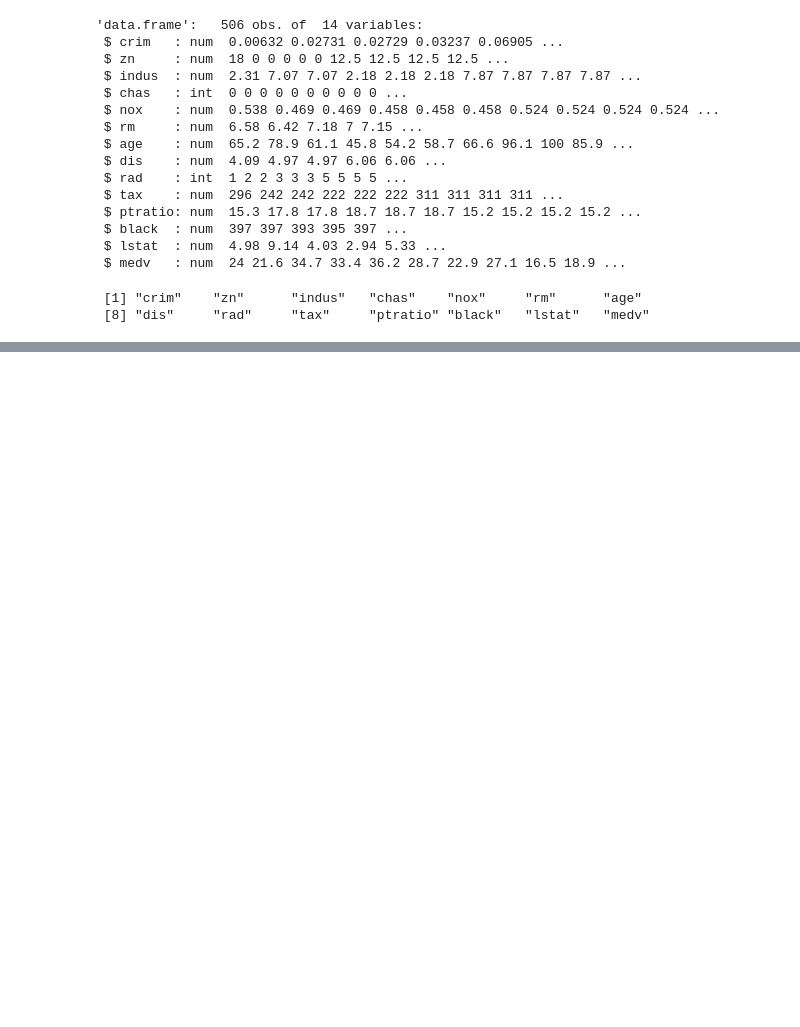
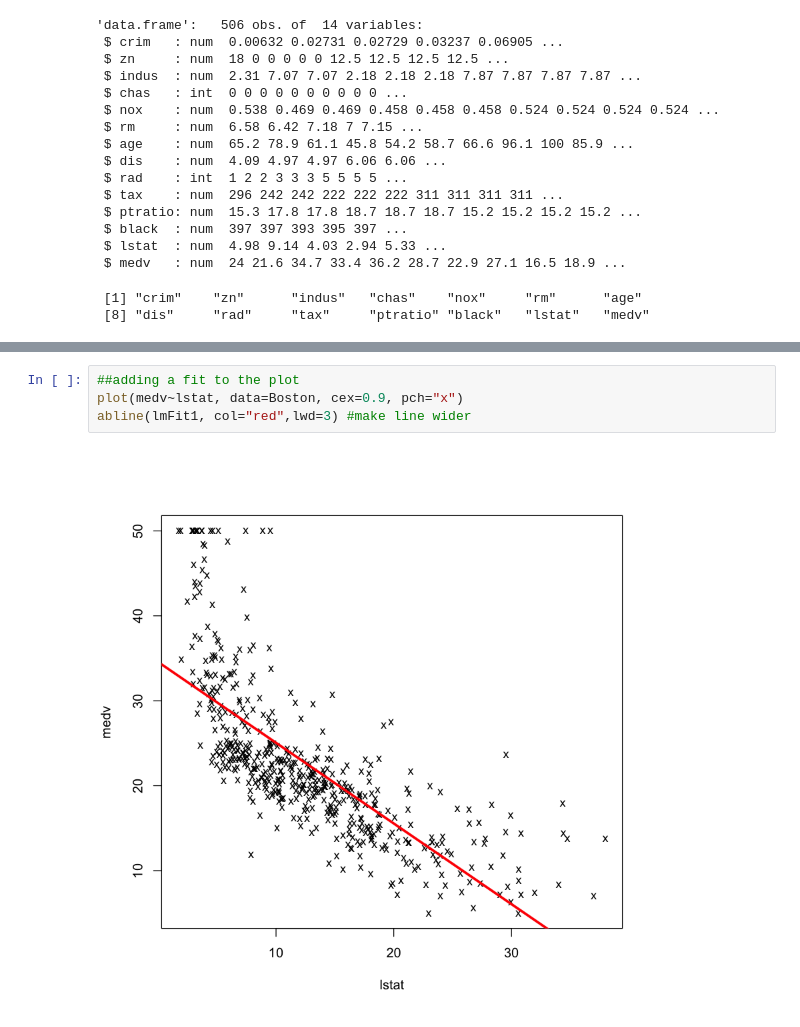
Before and after one commit to slzdevsnp/learn, a Jupyter notebook: tibshirani/ch3-LinearRegression/ch3_lab.ipynb, the cells around one changed output, grey strips where cells are left out. Drawn from its saved outputs; the diff is of its cells as text; blank space fills up the shorter version.

```diff
--- a/tibshirani/ch3-LinearRegression/ch3_lab.ipynb
+++ b/tibshirani/ch3-LinearRegression/ch3_lab.ipynb
@@ -54,0 +79,6 @@ F-statistic: 601.6 on 1 and 504 DF,  p-value: < 2.2e-16
+# %%
+##adding a fit to the plot
+plot(medv~lstat, data=Boston, cex=0.9, pch="x")
+abline(lmFit1, col="red",lwd=3) #make line wider
+# %% [output]
+[figure, added]
```
Also changed, not shown: parts of 26 cells of this notebook.
